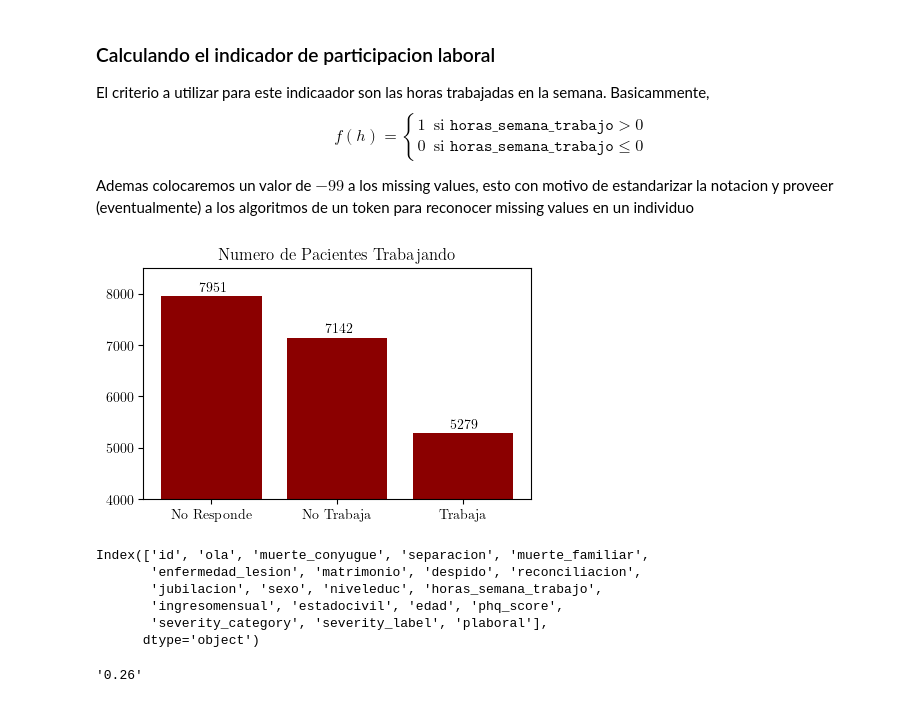
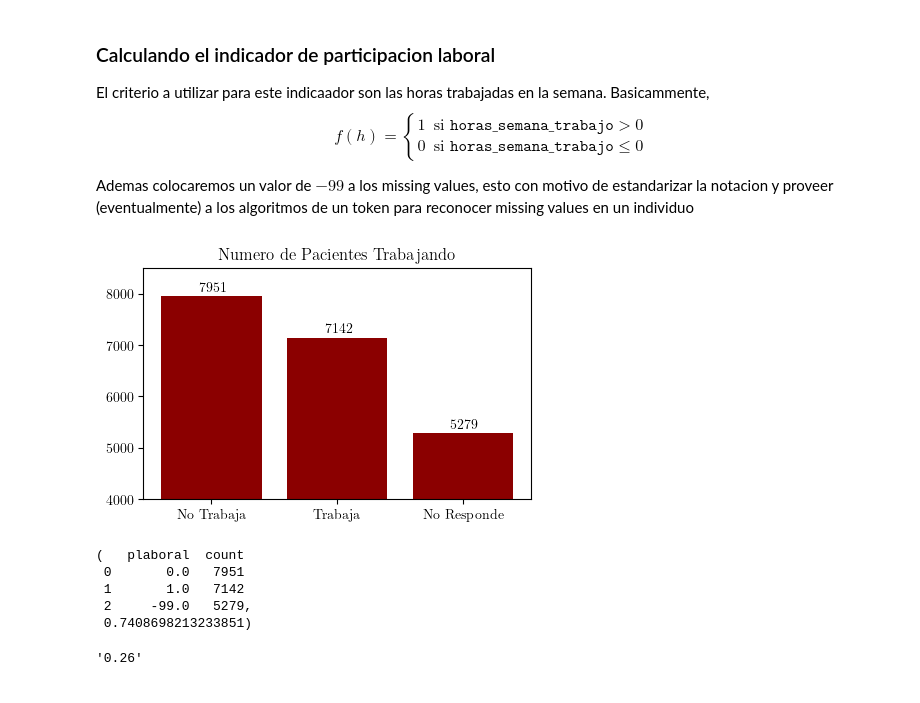
Before and after one commit to cridonoso/econometrics_exercises, a Jupyter notebook: H4/presentation/clean_data.ipynb, the cells around one changed output. Cells and saved outputs as stored; diff of their text form; code cells hidden in the pictures.

```diff
--- a/H4/presentation/clean_data.ipynb
+++ b/H4/presentation/clean_data.ipynb
@@ -29,7 +29,7 @@ nan_percentages = (nan_counts / total_records) * 100
 nan_percentages = nan_percentages.sort_values()
 nan_counts = nan_counts[nan_percentages.index]
 # %%
-fig, ax = plt.subplots(figsize=(6, 6))
+fig, ax = plt.subplots(figsize=(7, 5))
 
 y_labels = nan_percentages.index
 y_pos = np.arange(len(y_labels))
@@ -198,28 +198,28 @@ new_data.loc[new_data['plaboral'] > 0, 'plaboral'] = 1
 # %%
 partial = new_data['plaboral'].value_counts().reset_index()
 plt.figure(figsize=(5,3))
 plt.bar(np.arange(3), partial['count'], color='darkred')
 shift_y = [100, 100, 100]
 for i, v in enumerate(partial['count']):
     plt.text(i-0.1, v+shift_y[i], '{}'.format(v))
 
-plt.xticks([0, 1, 2], ['No Responde', 'No Trabaja', 'Trabaja'])
+plt.xticks([0, 1, 2], ['No Trabaja', 'Trabaja', 'No Responde'])
 plt.ylim(4000, 8500)
 plt.title('Numero de Pacientes Trabajando')
+plt.savefig('../figures/plaboral.png', dpi=300,  bbox_inches='tight')
 plt.show()
 # %% [output]
-[figure, old version]
+[figure, new version]
 # %%
 new_data.to_csv('../data/depresion_clean.csv', index=False)
 # %%
-new_data.columns
+partial, 1 - 5279/(7951+7142+5279)
 # %% [output]
-Index(['id', 'ola', 'muerte_conyugue', 'separacion', 'muerte_familiar',
-       'enfermedad_lesion', 'matrimonio', 'despido', 'reconciliacion',
-       'jubilacion', 'sexo', 'niveleduc', 'horas_semana_trabajo',
-       'ingresomensual', 'estadocivil', 'edad', 'phq_score',
-       'severity_category', 'severity_label', 'plaboral'],
-      dtype='object')
+(   plaboral  count
+ 0       0.0   7951
+ 1       1.0   7142
+ 2     -99.0   5279,
+ 0.7408698213233851)
 # %%
 '{:.2f}'.format(new_data[new_data["plaboral"]==-99].shape[0] / new_data.shape[0])
 # %% [output]
```
Also changed, not shown: parts of 2 cells of this notebook, 35 other files.
